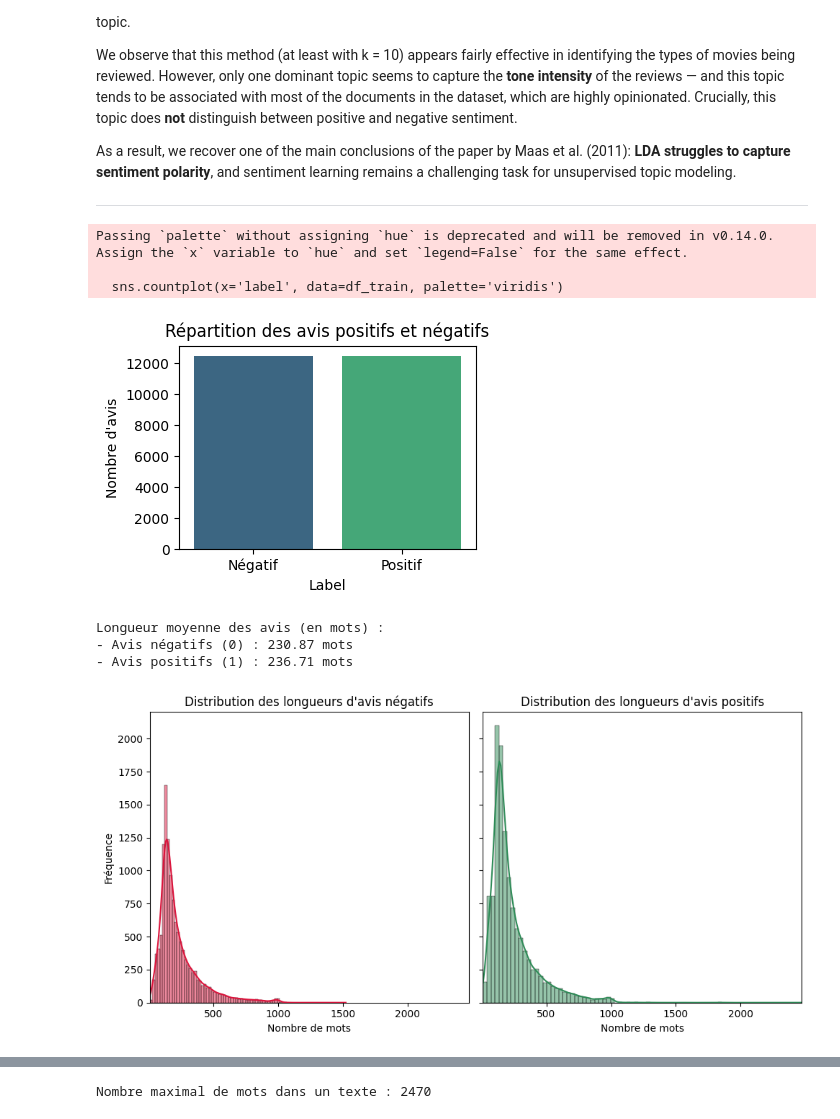
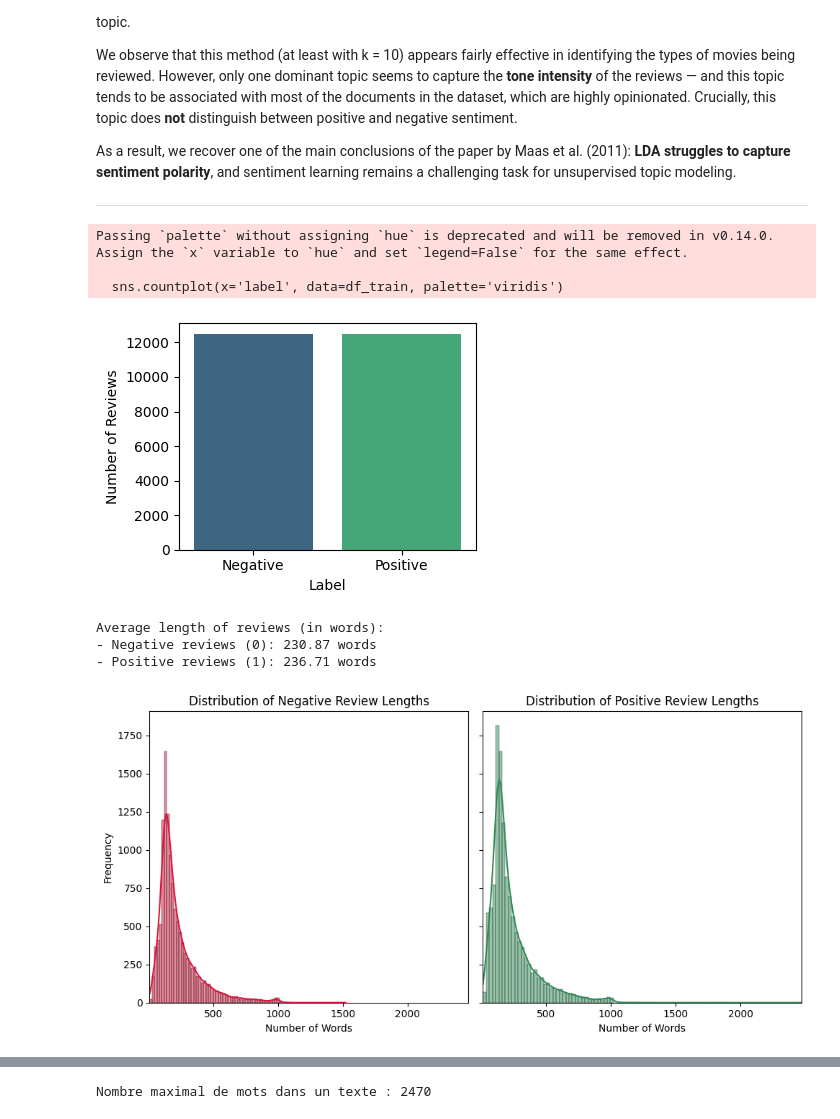
Before and after one commit to tonylauze/ensae_3A_S2_NLP, a Jupyter notebook: 1_descriptive_analysis_LDA.ipynb, the cells around one changed output, grey strips where cells are left out. Saved outputs shown, nothing was run; the diff lists cells and outputs as text; code cells hidden in the pictures.

```diff
--- a/1_descriptive_analysis_LDA.ipynb
+++ b/1_descriptive_analysis_LDA.ipynb
@@ -24,57 +24,59 @@ import numpy as np
 df_train = pd.read_parquet("data/df_train.parquet")
 df_test = pd.read_parquet("data/df_test.parquet")
 # %%
-"""Vérifier que les données sont bien équilibrées"""
+""" Some descriptive graphs to visualize de datasets """
 
-# Ajouter une colonne avec le nombre de mots par avis
+#  Add a column with the number of words per review
 df_train['nb_mots'] = df_train['texte'].apply(lambda x: len(x.split()))
 
-# Histogramme du nombre d’avis positifs et négatifs
+# Histogram of positive and negative reviews
 plt.figure(figsize=(4,3))
 sns.countplot(x='label', data=df_train, palette='viridis')
-plt.title("Répartition des avis positifs et négatifs")
+plt.title("")
 plt.xlabel("Label")
-plt.ylabel("Nombre d'avis")
-plt.xticks([0, 1], ['Négatif', 'Positif'])
+plt.ylabel("Number of Reviews")
+plt.xticks([0, 1], ['Negative', 'Positive'])
 plt.tight_layout()
+plt.savefig('output/review_distribution.png')  # Save the figure
 plt.show()
 
-# Longueur moyenne des avis selon le label
+# Average length of reviews based on the label
 longueurs_moyennes = df_train.groupby('label')['nb_mots'].mean()
-print("Longueur moyenne des avis (en mots) :")
-print(f"- Avis négatifs (0) : {longueurs_moyennes[0]:.2f} mots")
-print(f"- Avis positifs (1) : {longueurs_moyennes[1]:.2f} mots")
+print("Average length of reviews (in words):")
+print(f"- Negative reviews (0): {longueurs_moyennes[0]:.2f} words")
+print(f"- Positive reviews (1): {longueurs_moyennes[1]:.2f} words")
 
-# Distribution des longueurs d’avis
+# Distribution of review lengths
 df_neg = df_train[df_train['label'] == 0]
 df_pos = df_train[df_train['label'] == 1]
 x_min = min(df_train['nb_mots'])
 x_max = max(df_train['nb_mots'])
 fig, axes = plt.subplots(1, 2, figsize=(10, 5), sharey=True)
 
 sns.histplot(data=df_neg, x='nb_mots', bins=80, kde=True, color='crimson', ax=axes[0])
-axes[0].set_title("Distribution des longueurs d'avis négatifs")
-axes[0].set_xlabel("Nombre de mots")
-axes[0].set_ylabel("Fréquence")
+axes[0].set_title("Distribution of Negative Review Lengths")
+axes[0].set_xlabel("Number of Words")
+axes[0].set_ylabel("Frequency")
 axes[0].set_xlim(x_min, x_max)
 
-sns.histplot(data=df_pos, x='nb_mots', bins=80, kde=True, color='seagreen', ax=axes[1])
-axes[1].set_title("Distribution des longueurs d'avis positifs")
-axes[1].set_xlabel("Nombre de mots")
+sns.histplot(data=df_pos, x='nb_mots', bins=100, kde=True, color='seagreen', ax=axes[1])
+axes[1].set_title("Distribution of Positive Review Lengths")
+axes[1].set_xlabel("Number of Words")
 axes[1].set_ylabel("")
 axes[1].set_xlim(x_min, x_max)
 
 plt.tight_layout()
+plt.savefig('output/review_length_distribution.png')  # Save the figure
 plt.show()
 # %% [output]
 Passing `palette` without assigning `hue` is deprecated and will be removed in v0.14.0. Assign the `x` variable to `hue` and set `legend=False` for the same effect.
 
   sns.countplot(x='label', data=df_train, palette='viridis')
-[figure, old version]
+[figure, new version]
-Longueur moyenne des avis (en mots) :
-- Avis négatifs (0) : 230.87 mots
-- Avis positifs (1) : 236.71 mots
+Average length of reviews (in words):
+- Negative reviews (0): 230.87 words
+- Positive reviews (1): 236.71 words
-[figure, old version]
+[figure, new version]
 # %%
 from gensim import corpora, models
 from nltk.corpus import stopwords
```
Also changed, not shown: parts of 9 cells of this notebook, 14 other files.
